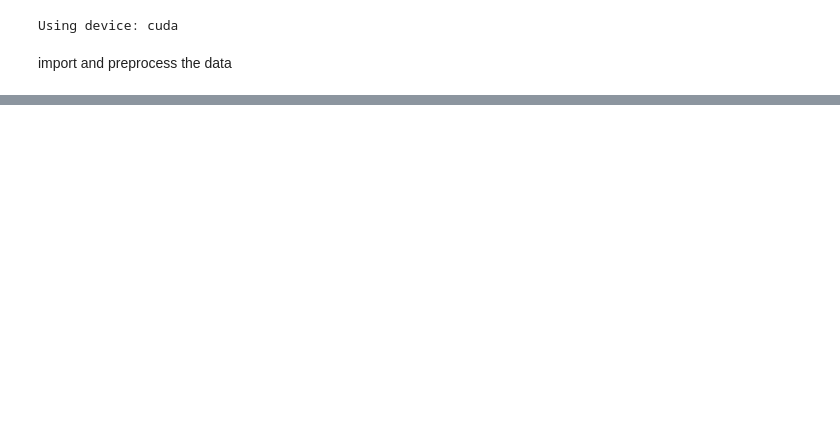
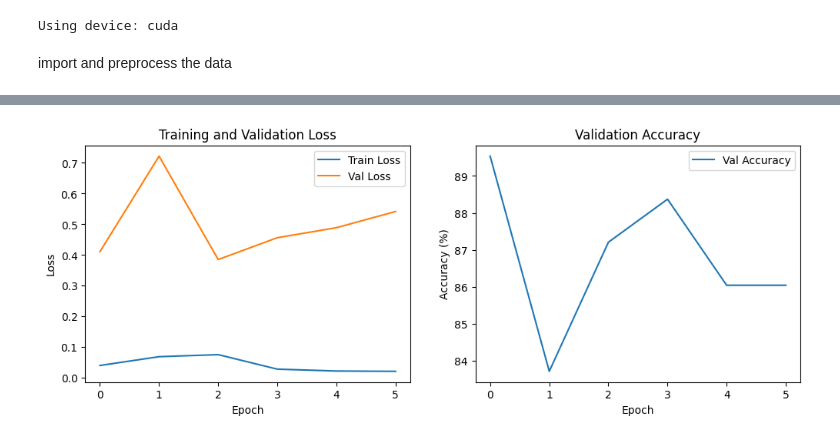
Before and after one commit to iranfromiran/computer-vision-brain-tumor, a Jupyter notebook: ai_brain_tumor.ipynb, the cells around one changed output, grey strips where cells are left out. Drawn from its saved outputs; the diff is of its cells as text; code cells hidden in the pictures; blank space fills up the shorter version.

Commit message:
replace simple cnn with simple ResNet50 pretrained
optimizer changed to Adam

```diff
--- a/ai_brain_tumor.ipynb
+++ b/ai_brain_tumor.ipynb
@@ -132,14 +140,22 @@ SimpleCNN(
 # %%
-#loss function and optimizer
+#Loss function and optimizer
 criterion = nn.CrossEntropyLoss()
-optimizer = optim.SGD(model.parameters(), lr=0.001, momentum=0.9)
+optimizer = optim.Adam(model.parameters(), lr=0.00005, weight_decay=0.001)  # Changed to Adam with lower lr for fine-tuning
 
 # Training loop
-num_epochs = 5
+num_epochs = 10
+
+train_losses = []
+val_losses = []
+val_accuracies = []
+best_val_loss = float('inf')
+patience = 3
+counter = 0
 
 for epoch in range(num_epochs):
     model.train()
     running_loss = 0.0
+    total_train_loss = 0.0
 
     for i, (images, labels) in enumerate(train_loader):
         images, labels = images.to(device), labels.to(device)
@@ -151,9 +167,59 @@ for epoch in range(num_epochs):
         optimizer.step()
 
         running_loss += loss.item()
+        total_train_loss += loss.item()
         if i % 10 == 9:
             print(f'Epoch [{epoch+1}/{num_epochs}], Step [{i+1}/{len(train_loader)}], Loss: {running_loss/10:.4f}')
             running_loss = 0.0
 
+ # evaluation
+    model.eval()
+    val_loss = 0.0
+    correct = 0
+    total = 0
+    with torch.no_grad():
+        for images, labels in val_loader:
+            images, labels = images.to(device), labels.to(device)
+            outputs = model(images)
+            loss = criterion(outputs, labels)
+            val_loss += loss.item()
+            _, predicted = torch.max(outputs.data, 1)
+            total += labels.size(0)
+            correct += (predicted == labels).sum().item()
+
+    avg_train_loss = total_train_loss / len(train_loader)
+    avg_val_loss = val_loss / len(val_loader)
+    val_accuracy = 100 * correct / total
+    train_losses.append(avg_train_loss)
+    val_losses.append(avg_val_loss)
+    val_accuracies.append(val_accuracy)
+    print(f'Epoch [{epoch+1}/{num_epochs}] - Val Loss: {avg_val_loss:.4f}, Val Accuracy: {val_accuracy:.2f}%')
+
+    if avg_val_loss < best_val_loss:
+        best_val_loss = avg_val_loss
+        counter = 0
+        torch.save(model.state_dict(), '/content/drive/My Drive/Colab Notebooks/resnet50_finetuned.pth')
+    else:
+        counter += 1
+        if counter >= patience:
+            print("Early stopping triggered!")
+            break
 print('Training Finished!')
+
+plt.figure(figsize=(12, 4))
+plt.subplot(1, 2, 1)
+plt.plot(train_losses, label='Train Loss')
+plt.plot(val_losses, label='Val Loss')
+plt.xlabel('Epoch')
+plt.ylabel('Loss')
+plt.legend()
+plt.title('Training and Validation Loss')
+
+plt.subplot(1, 2, 2)
+plt.plot(val_accuracies, label='Val Accuracy')
+plt.xlabel('Epoch')
+plt.ylabel('Accuracy (%)')
+plt.legend()
+plt.title('Validation Accuracy')
+plt.show()
 # %% [output]
@@ -170,2 +245,3 @@ Epoch [5/5], Step [20/27], Loss: 0.4774
 Training Finished!
+[figure, added]
 # %%
```
Also changed, not shown: parts of 8 cells of this notebook.
